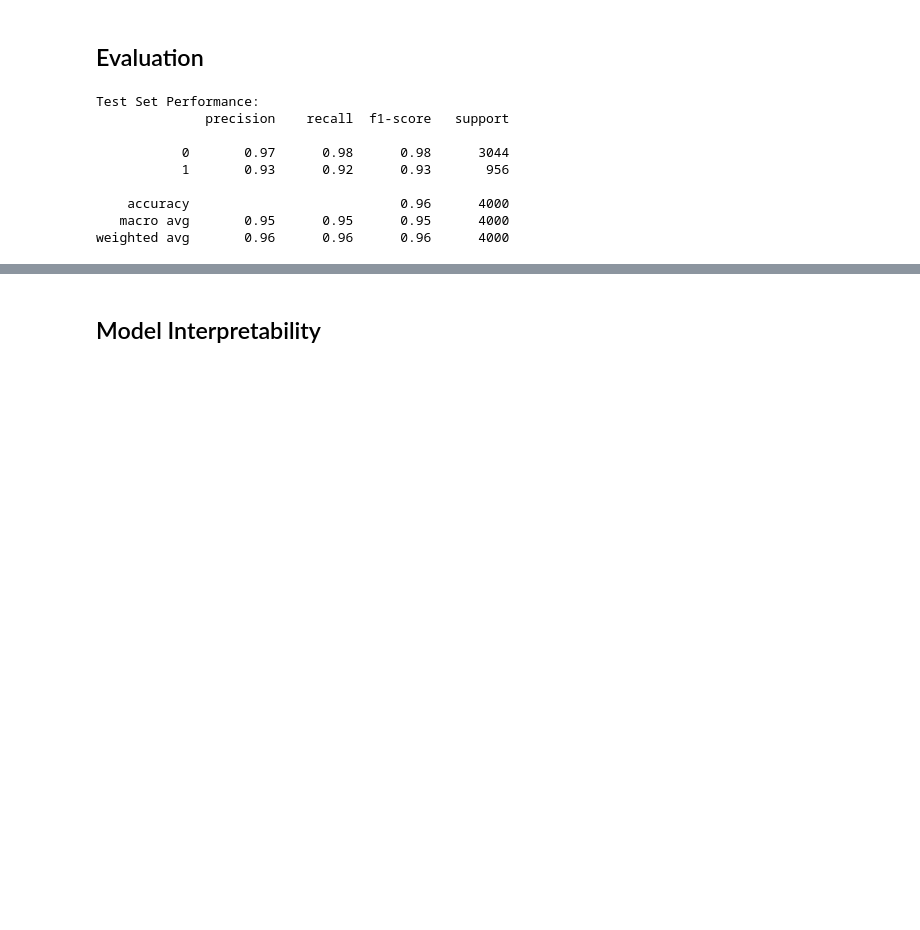
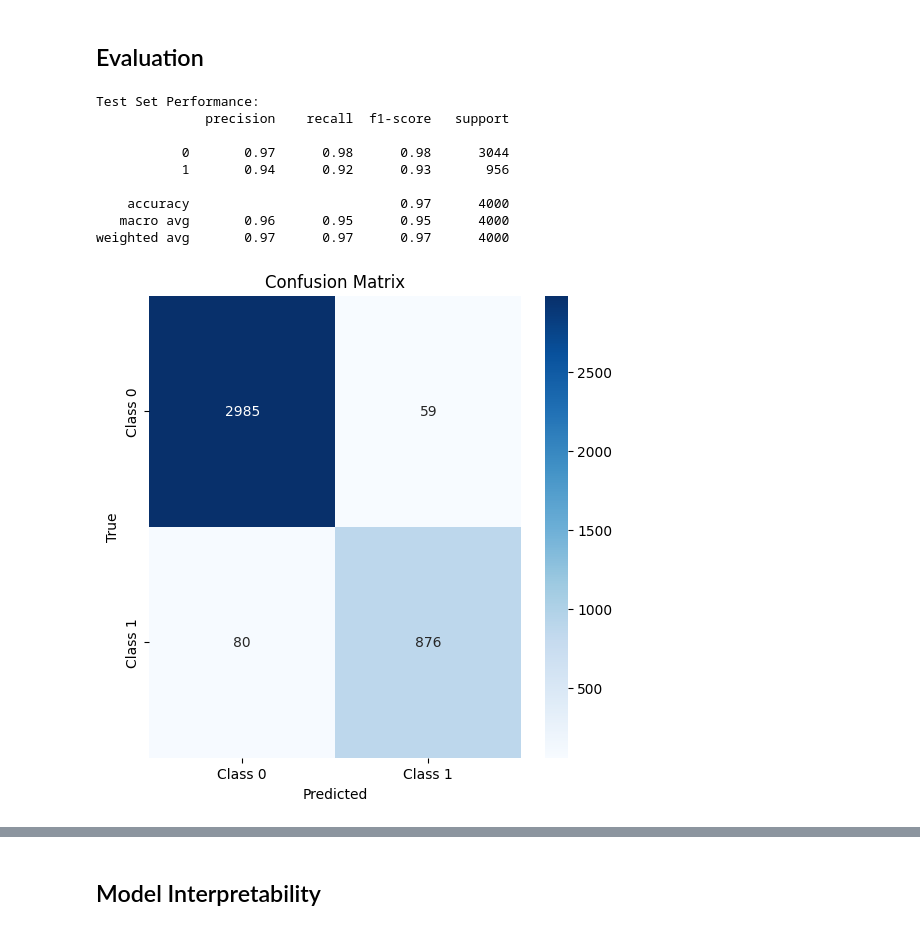
Before and after one commit to kaushal4/group22Project, a Jupyter notebook: HistGradientBoostingClassifier.ipynb, the cells around one changed output, grey strips where cells are left out. Cells and saved outputs as stored; diff of their text form; code cells hidden in the pictures; blank space fills up the shorter version.

```diff
--- a/HistGradientBoostingClassifier.ipynb
+++ b/HistGradientBoostingClassifier.ipynb
@@ -78,7 +81,6 @@ Number of numerical features: 28
 # %%
 categorical_features = [
     'EmploymentStatus',
-    'EducationLevel',
     'MaritalStatus',
     'HomeOwnershipStatus',
     'LoanPurpose'
@@ -88,0 +91,6 @@ Number of categorical features: 5
+# %%
+ordinal_features = [
+    'EducationLevel'
+]
+
+print(f'Number of ordinal features: {len(ordinal_features)}')
@@ -126,10 +136,15 @@ numerical_pipeline = Pipeline([
 categorical_pipeline = Pipeline([
     ('onehot', OneHotEncoder(handle_unknown='ignore'))
 ])
+
+oridnal_pipeline = Pipeline([
+    ('ordinal', OrdinalEncoder())
+])
 # %%
 preprocessor = ColumnTransformer([
     ('num', numerical_pipeline, X_numerical.columns),
-    ('cat', categorical_pipeline, categorical_features)
+    ('cat', categorical_pipeline, categorical_features),
+    ('ord', oridnal_pipeline, ordinal_features)
 ])
 # %%
 X_dev, X_test, y_dev, y_test = train_test_split(X, y, test_size=0.2, stratify=y, random_state=42)
@@ -196,8 +227,20 @@ Test Set Performance:
               precision    recall  f1-score   support
 
            0       0.97      0.98      0.98      3044
-           1       0.93      0.92      0.93       956
+           1       0.94      0.92      0.93       956
 
-    accuracy                           0.96      4000
-   macro avg       0.95      0.95      0.95      4000
-weighted avg       0.96      0.96      0.96      4000
+    accuracy                           0.97      4000
+   macro avg       0.96      0.95      0.95      4000
+weighted avg       0.97      0.97      0.97      4000
+# %%
+y_pred = best_model.predict(X_test)
+cm = confusion_matrix(y_test, y_pred)
+
+plt.figure(figsize=(6,6))
+sns.heatmap(cm, annot=True, fmt='d', cmap='Blues', xticklabels=["Class 0", "Class 1"], yticklabels=["Class 0", "Class 1"])
+plt.xlabel('Predicted')
+plt.ylabel('True')
+plt.title('Confusion Matrix')
+plt.show()
+# %% [output]
+[figure, added]
```
Also changed, not shown: parts of 10 cells of this notebook, 8 other files.
